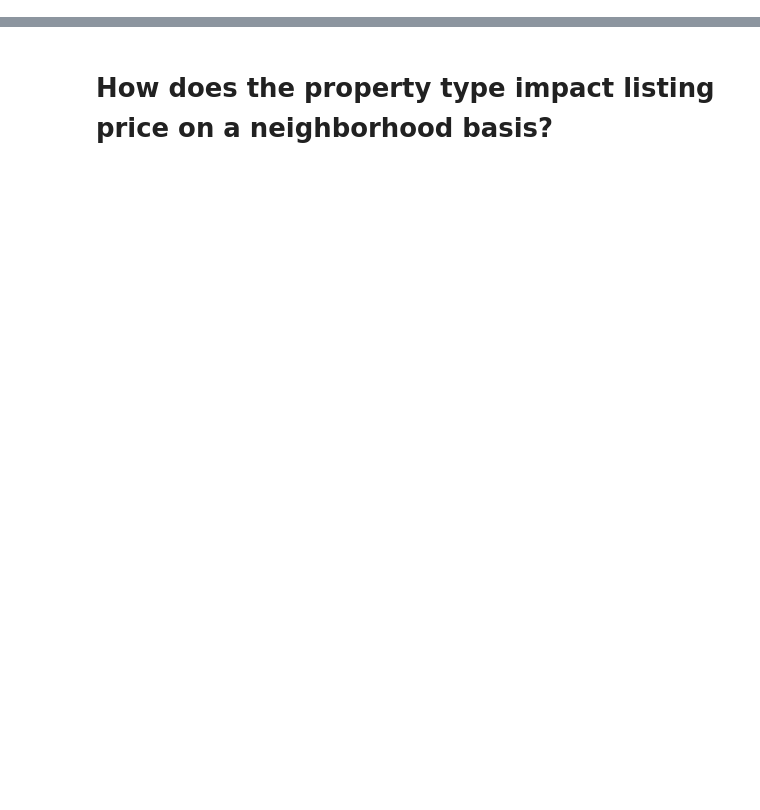
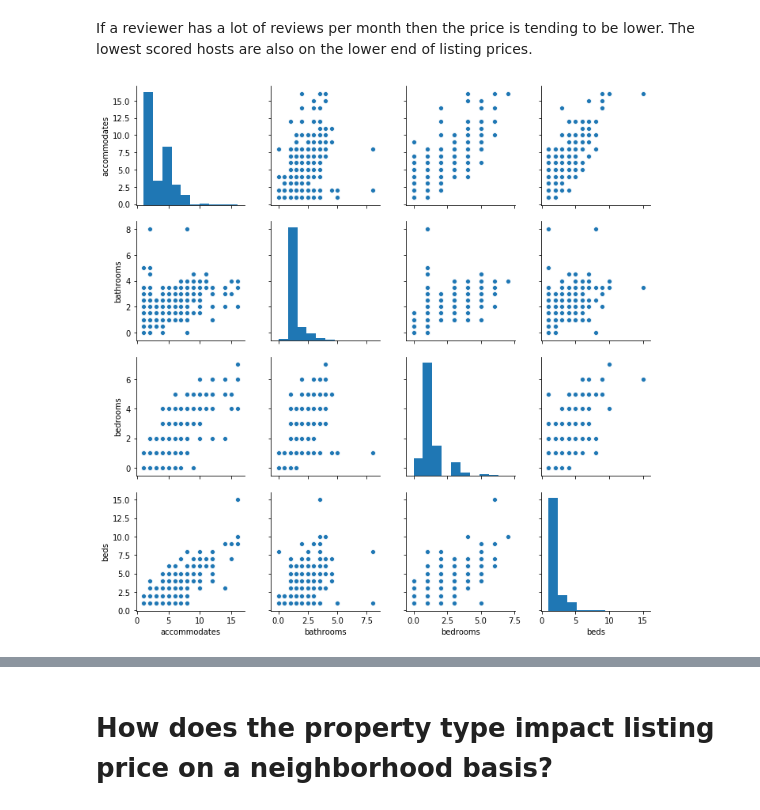
Before and after one commit to ksekara/seattle-airbnb, a Jupyter notebook: seattle_airbnb_listings.ipynb, the cells around one changed output, grey strips where cells are left out. Drawn from its saved outputs; the diff is of its cells as text; code cells hidden in the pictures; blank space fills up the shorter version.

```diff
--- a/seattle_airbnb_listings.ipynb
+++ b/seattle_airbnb_listings.ipynb
@@ -113,0 +174,8 @@ fig.show()
+# %% [markdown]
+If a reviewer has a lot of reviews per month then the price is tending to be lower. The lowest scored hosts are also on the lower end of listing prices.
+# %%
+property_pairplot_df =  df[[ "price", "accommodates", "bathrooms", "bedrooms", "beds"]]
+
+sns.pairplot(property_pairplot_df);
+# %% [output]
+[figure, added]
```
Also changed, not shown: parts of 89 cells of this notebook.
